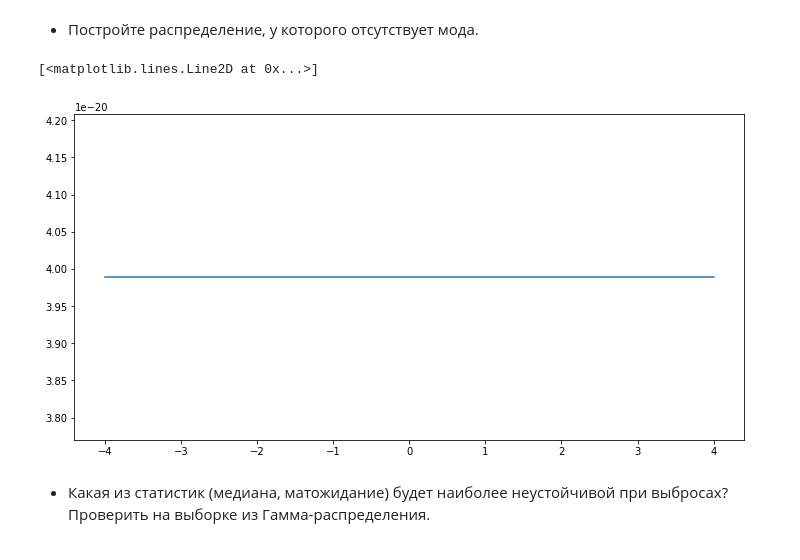
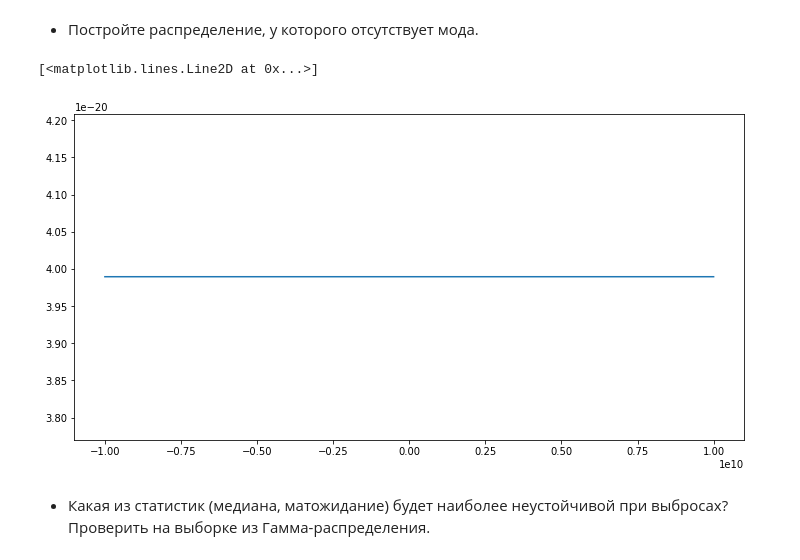
Before and after one commit to levprltsk/Python-Netology-HWs, a Jupyter notebook: HW2 Stat.ipynb, the cells around one changed output. Drawn from its saved outputs; the diff is of its cells as text; code cells hidden in the pictures.

```diff
--- a/HW2 Stat.ipynb
+++ b/HW2 Stat.ipynb
@@ -39,15 +39,15 @@ from matplotlib import pyplot as plt
 # %% [markdown]
 - Постройте распределение, у которого отсутствует мода.
 # %%
-flat_dstr = sts.norm(0,9999999999999999999)
+x = np.linspace(-10000000000, 10000000000, 10000)
 
 plt.figure(figsize=(12,6))
 
 pdf = flat_dstr.pdf(x)
 plt.plot(x, pdf)
 # %% [output]
 [<matplotlib.lines.Line2D at 0x...>]
-[figure, old version]
+[figure, new version]
 # %% [markdown]
 - Какая из статистик (медиана, матожидание) будет наиболее неустойчивой при выбросах? Проверить на выборке из Гамма-распределения.
 # %%
```
Also changed, not shown: parts of 19 cells of this notebook.
